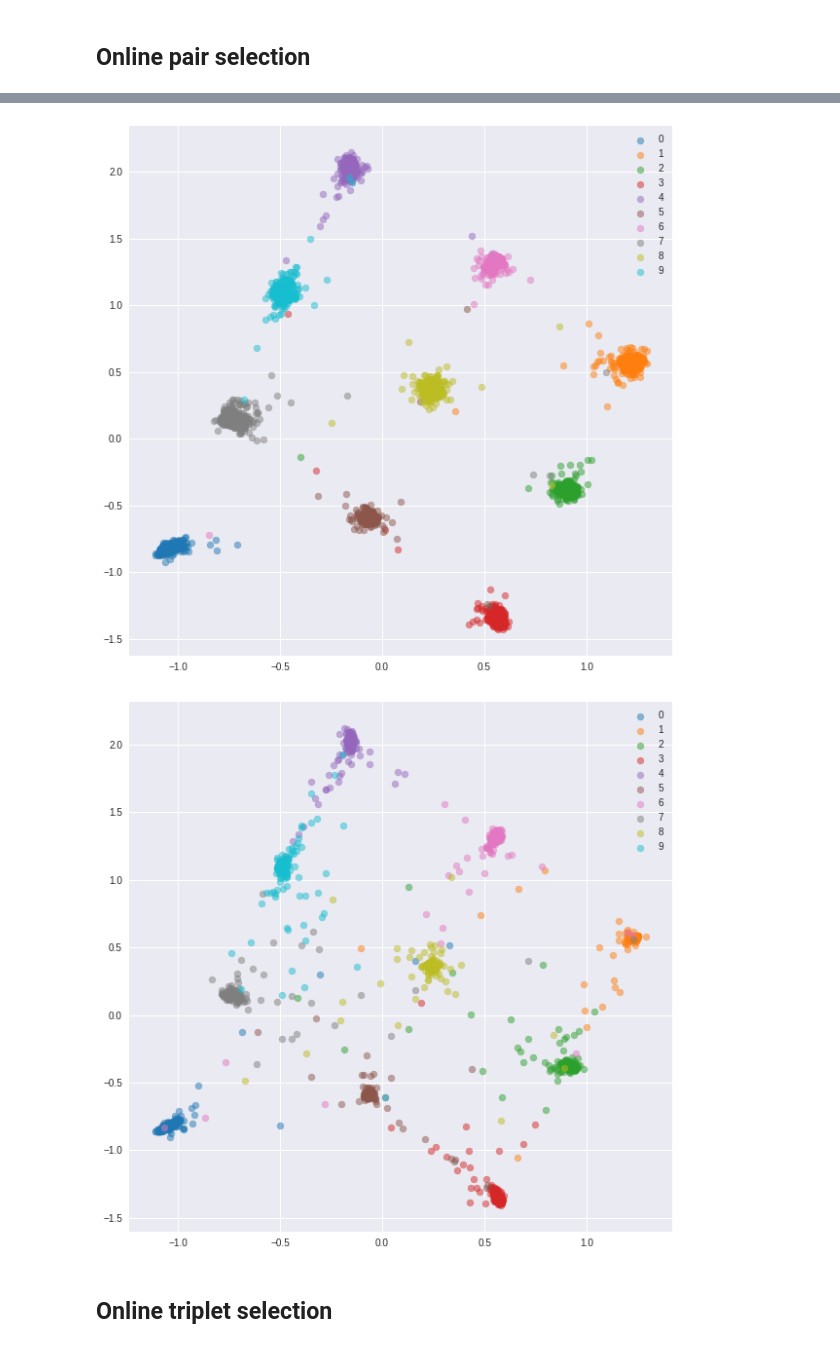
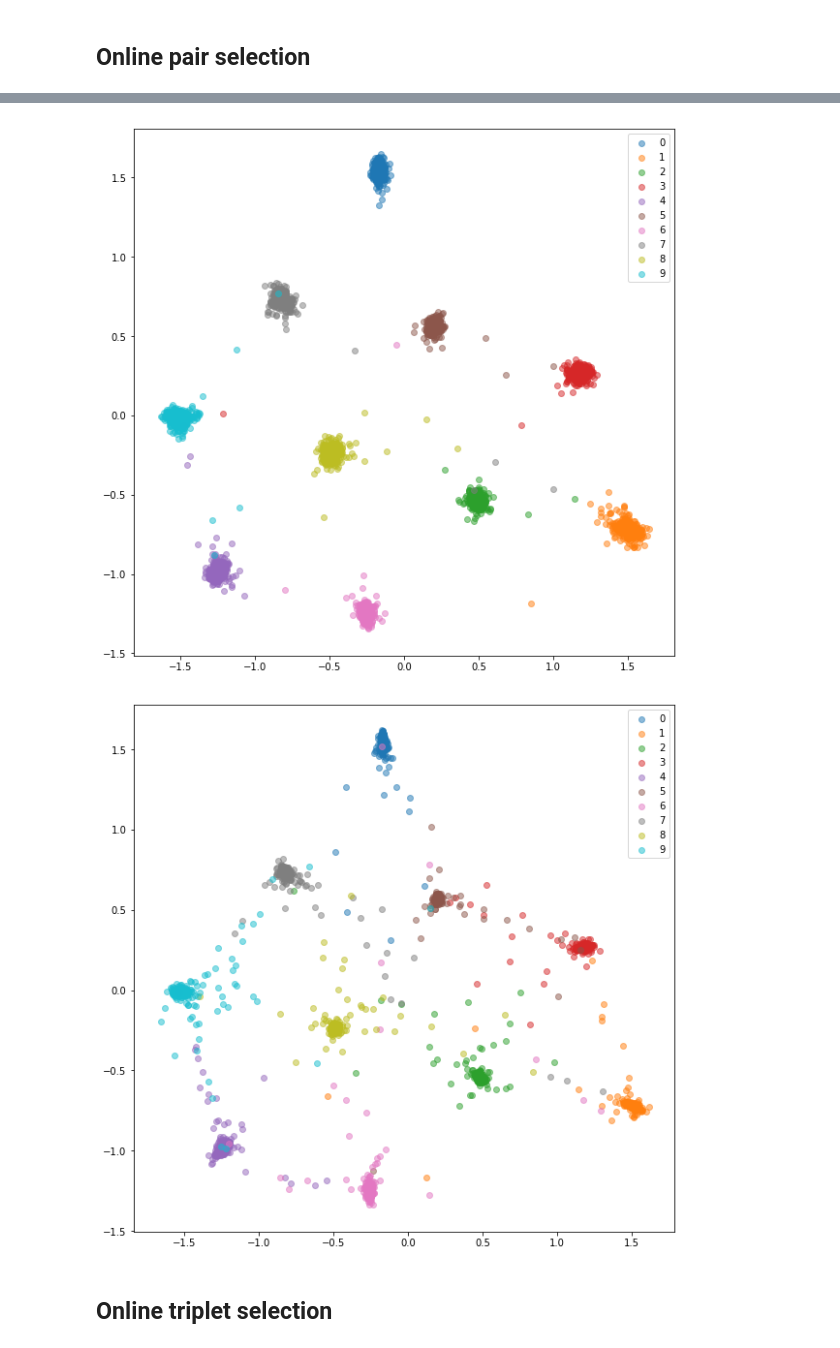
Before and after one commit to adambielski/siamese-triplet, a Jupyter notebook: Experiments_MNIST.ipynb, the cells around one changed output, grey strips where cells are left out. Cells and saved outputs as stored; diff of their text form; code cells hidden in the pictures.

```diff
--- a/Experiments_MNIST.ipynb
+++ b/Experiments_MNIST.ipynb
@@ -47,11 +47,15 @@ colors = ['#1f77b4', '#ff7f0e', '#2ca02c', '#d62728',
               '#9467bd', '#8c564b', '#e377c2', '#7f7f7f',
               '#bcbd22', '#17becf']
 
-def plot_embeddings(embeddings, targets):
+def plot_embeddings(embeddings, targets, xlim=None, ylim=None):
     plt.figure(figsize=(10,10))
     for i in range(10):
         inds = np.where(targets==i)[0]
         plt.scatter(embeddings[inds,0], embeddings[inds,1], alpha=0.5, color=colors[i])
+    if xlim:
+        plt.xlim(xlim[0], xlim[1])
+    if ylim:
+        plt.ylim(ylim[0], ylim[1])
     plt.legend(mnist_classes)
 
 def extract_embeddings(dataloader, model):
@@ -277,7 +281,7 @@ embedding_net = EmbeddingNet()
 model = embedding_net
 if cuda:
     model.cuda()
-loss_fn = OnlineContrastiveLoss(margin, AllPositivePairSelector(balance=True))
+loss_fn = OnlineContrastiveLoss(margin, HardNegativePairSelector())
 lr = 1e-3
 optimizer = optim.Adam(model.parameters(), lr=lr)
 scheduler = lr_scheduler.StepLR(optimizer, 8, gamma=0.1, last_epoch=-1)
@@ -306,11 +310,11 @@ Epoch: 20/20. Validation set: Average loss: 0.0118
 # %%
-train_embeddings, train_labels = extract_embeddings(train_loader, model)
-plot_embeddings(train_embeddings, train_labels)
-val_embeddings, val_labels = extract_embeddings(test_loader, model)
-plot_embeddings(val_embeddings, val_labels)
+train_embeddings_ocl, train_labels_ocl = extract_embeddings(train_loader, model)
+plot_embeddings(train_embeddings_ocl, train_labels_ocl)
+val_embeddings_ocl, val_labels_ocl = extract_embeddings(test_loader, model)
+plot_embeddings(val_embeddings_ocl, val_labels_ocl)
 # %% [output]
-[figure, old version]
+[figure, new version]
-[figure, old version]
+[figure, new version]
 # %% [markdown]
 ## Online triplet selection
 # %%
```
Also changed, not shown: parts of 11 cells of this notebook, 30 other files.
